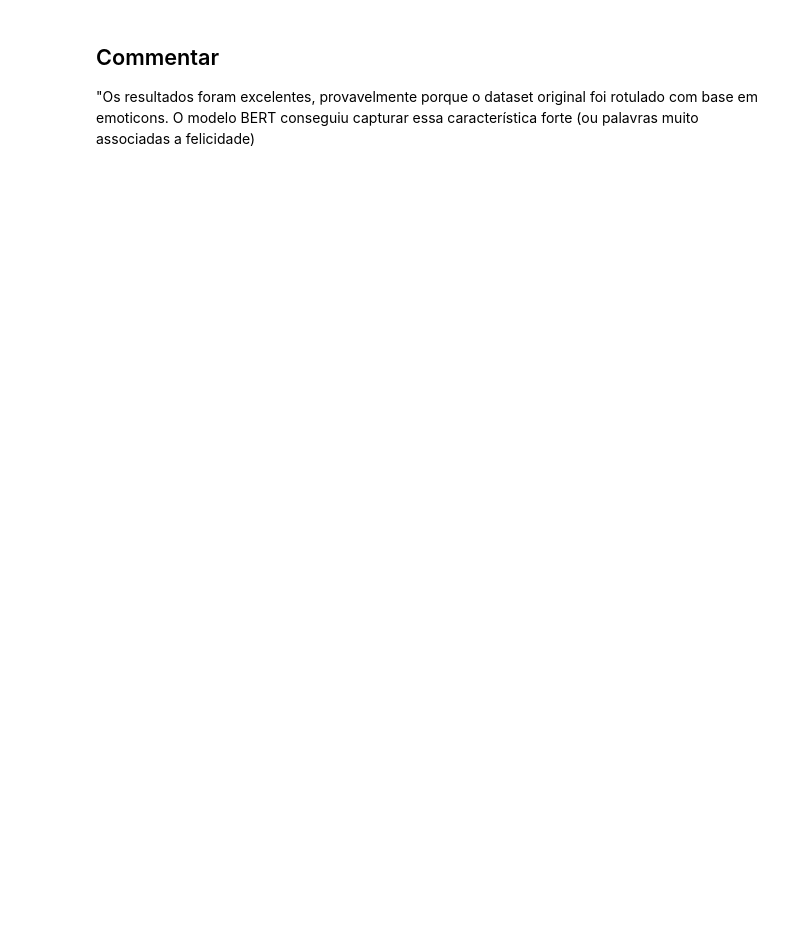
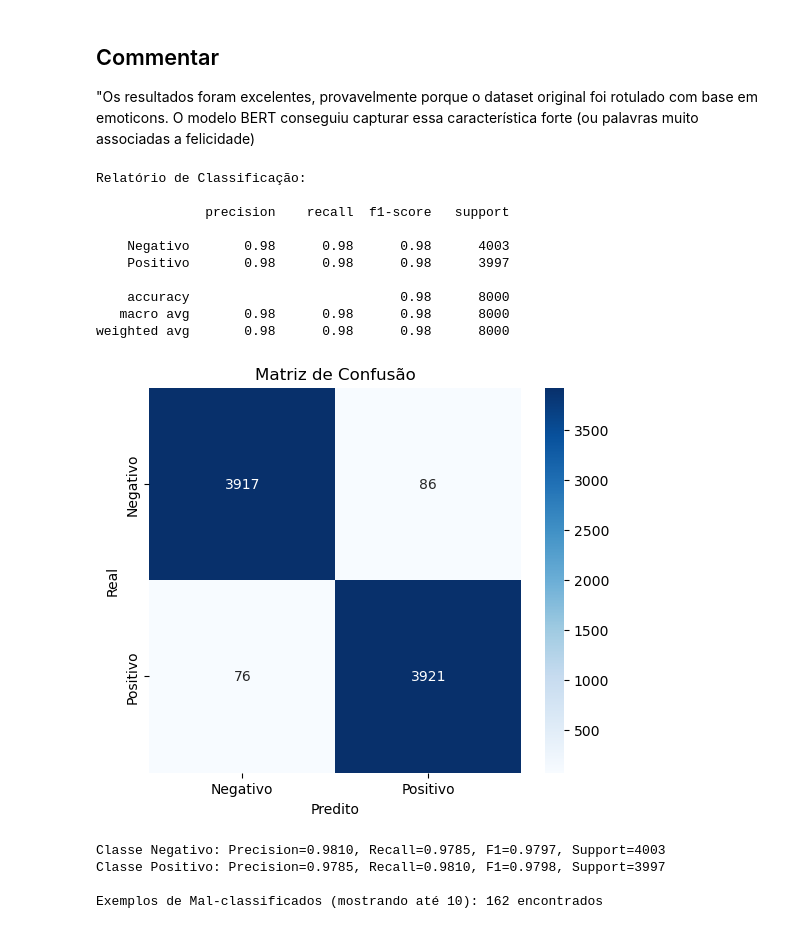
Before and after one commit to Cruellest/Trabalho-de-IA, a Jupyter notebook: Codigo Organizado.ipynb, the cells around one changed output. Cells and saved outputs as stored; diff of their text form; code cells hidden in the pictures; blank space fills up the shorter version.

Commit message:
feat: madicionados graficos mostrando dados do modelo e comentarios adicionais

```diff
--- a/Codigo Organizado.ipynb
+++ b/Codigo Organizado.ipynb
@@ -385,3 +342,78 @@ weighted avg       0.98      0.98      0.98      8000
 # %% [markdown]
 ## Commentar
 "Os resultados foram excelentes, provavelmente porque o dataset original foi rotulado com base em emoticons. O modelo BERT conseguiu capturar essa característica forte (ou palavras muito associadas a felicidade)
+# %%
+from sklearn.metrics import confusion_matrix, classification_report, roc_curve, auc, precision_recall_curve, average_precision_score, precision_recall_fscore_support
+import seaborn as sns
+import matplotlib.pyplot as plt
+import numpy as np
+import pandas as pd
+import torch
+
+# Colocar o modelo em modo de avaliação
+model.eval()
+y_true = []
+y_pred = []
+y_prob_pos = []  # probabilidade da classe positiva
+
+with torch.no_grad():
+    for inputs, labels in test_loader:
+        inputs, labels = inputs.to(device), labels.to(device)
+        outputs = model(inputs)
+        probs = torch.softmax(outputs, dim=1)[:, 1]  # prob positiva
+        _, predicted = torch.max(outputs, 1)
+
+        y_true.extend(labels.cpu().numpy())
+        y_pred.extend(predicted.cpu().numpy())
+        y_prob_pos.extend(probs.cpu().numpy())
+
+#Relatório de Classificação
+print("Relatório de Classificação:\n")
+print(classification_report(y_true, y_pred, target_names=['Negativo', 'Positivo']))
+
+#Matriz de Confusão Visual
+cm = confusion_matrix(y_true, y_pred)
+plt.figure(figsize=(6, 5))
+sns.heatmap(cm, annot=True, fmt='d', cmap='Blues', xticklabels=['Negativo', 'Positivo'], yticklabels=['Negativo', 'Positivo'])
+plt.xlabel('Predito')
+plt.ylabel('Real')
+plt.title('Matriz de Confusão')
+plt.show()
+
+# Métricas por classe (precision, recall, f1)
+prec, rec, f1, sup = precision_recall_fscore_support(y_true, y_pred, labels=[0,1])
+for idx, label in enumerate(['Negativo','Positivo']):
+    print(f"Classe {label}: Precision={prec[idx]:.4f}, Recall={rec[idx]:.4f}, F1={f1[idx]:.4f}, Support={sup[idx]}")
+
+# Reconstruir df_test para inspecionar exemplos (mesma divisão usada no treino)
+from sklearn.model_selection import train_test_split
+_, df_test = train_test_split(df, test_size=0.2, random_state=42)
+df_test = df_test.reset_index(drop=True)
+
+if len(df_test) == len(y_true):
+    df_test['Esperado'] = df_test['sentiment'].map({0: 'Negativo', 1: 'Positivo'})
+    df_test['Pred_Label'] = np.array(y_pred)
+    df_test['Resultado Final'] = df_test['Pred_Label'].map({0: 'Negativo', 1: 'Positivo'})
+    df_test['Prob_Pos'] = np.array(y_prob_pos)
+    # Mostrar alguns mal classificados
+    mis = df_test[df_test['sentiment'] != df_test['Pred_Label']]
+    print(f"\nExemplos de Mal-classificados (mostrando até 10): {len(mis)} encontrados")
+    display(mis[['tweet_text', 'Esperado', 'Resultado Final', 'Prob_Pos']].head(10))
+else:
+    print("Aviso: não foi possível alinhar previsões ao DataFrame de teste para exibir exemplos.")
+# %% [output]
+Relatório de Classificação:
+
+              precision    recall  f1-score   support
+
+    Negativo       0.98      0.98      0.98      4003
+    Positivo       0.98      0.98      0.98      3997
+
+    accuracy                           0.98      8000
+   macro avg       0.98      0.98      0.98      8000
+weighted avg       0.98      0.98      0.98      8000
+[figure, added]
+Classe Negativo: Precision=0.9810, Recall=0.9785, F1=0.9797, Support=4003
+Classe Positivo: Precision=0.9785, Recall=0.9810, F1=0.9798, Support=3997
+
+Exemplos de Mal-classificados (mostrando até 10): 162 encontrados
```
Also changed, not shown: parts of 10 cells of this notebook.
